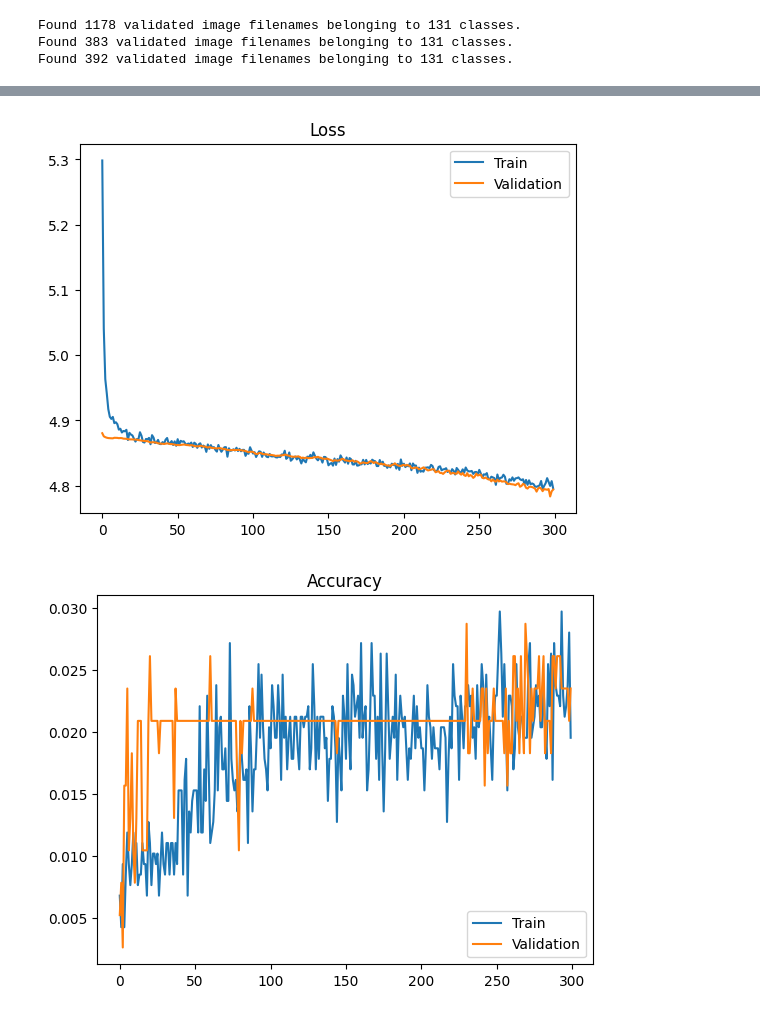
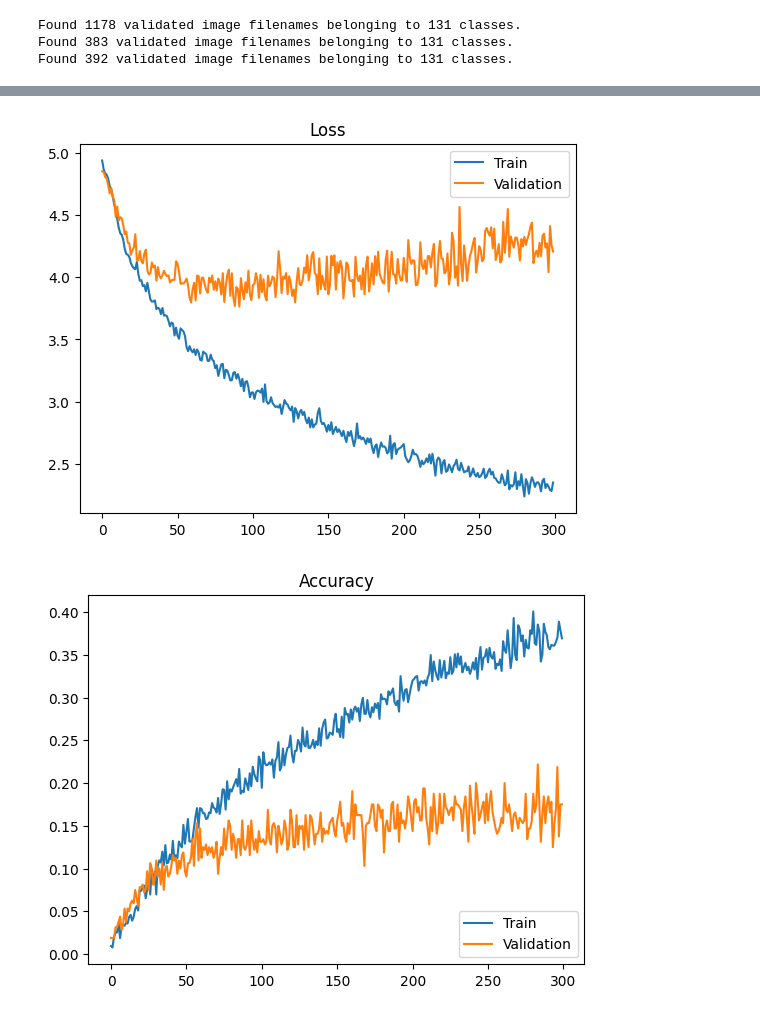
Before and after one commit to heyitsahleesah/COMP4989-Nano, a Jupyter notebook: felix_trash/felix_resnet.ipynb, the cells around one changed output, grey strips where cells are left out. Drawn from its saved outputs; the diff is of its cells as text; code cells hidden in the pictures.

```diff
--- a/felix_trash/felix_resnet.ipynb
+++ b/felix_trash/felix_resnet.ipynb
@@ -220,7 +223,7 @@ Found 1178 validated image filenames belonging to 131 classes.
 Found 383 validated image filenames belonging to 131 classes.
 Found 392 validated image filenames belonging to 131 classes.
 # %%
-from keras.applications import ResNet50
+from keras.applications import ResNet50, ResNet50V2
 from keras.models import Model
 from keras.layers import Dense, GlobalAveragePooling2D, Conv2D, MaxPooling2D
 from keras.optimizers import Adam
@@ -229,30 +232,23 @@ from keras.optimizers import Adam
 num_classes = len(class_names)
 
 # Load the pre-trained ResNet50 model (without the top layer)
-base_model = ResNet50(weights='imagenet', include_top=False, input_shape=(224, 224, 3))
-
+# base_model = ResNet50(weights='imagenet', include_top=False, input_shape=(224, 224, 3))
+# base_model = ResNet50V2(weights='imagenet', include_top=False, input_shape=(224, 224, 3))
+base_model = tf.keras.applications.ResNet50V2(weights='imagenet',include_top=False, input_shape=(224, 224, 3))
 # Freeze the layers of the pre-trained model
 for layer in base_model.layers:
     layer.trainable = False
 
 # build the entire model
 x = base_model.output
+x = layers.Conv2D(256, (3, 3), activation='relu', padding='same')(x)
+x = layers.MaxPooling2D((2, 2))(x)
+x = layers.Conv2D(128, (3, 3), activation='relu', padding='same')(x)
+x = layers.MaxPooling2D((2, 2))(x)
+
+# global average pooling and dense layers
 x = layers.GlobalAveragePooling2D()(x)
 x = layers.Dense(512, activation='relu')(x)
 x = layers.Dropout(0.5)(x)
-x = layers.Dense(256, activation='relu')(x)
-x = layers.Dropout(0.5)(x)
-x = layers.Dense(128, activation='relu')(x)
-x = layers.Dropout(0.5)(x)
-x = layers.Dense(64, activation='relu')(x)
-x = layers.Dropout(0.5)(x)
 predictions = layers.Dense(num_classes, activation='softmax')(x)
 model = Model(inputs = base_model.input, outputs = predictions)
-
-# define training function
-def trainModel(model, epochs, optimizer):
-    batch_size = 32
-    model.compile(optimizer=optimizer, loss="categorical_crossentropy", metrics=["accuracy",  tf.keras.metrics.TopKCategoricalAccuracy(5)])
-    return model.fit(train_generator, validation_data=val_generator, epochs=epochs, batch_size=batch_size)
-
-model_history = trainModel(model = model, epochs=epochs, optimizer=Adam(learning_rate=0.0001))
@@ -276,0 +255,8 @@ Epoch 300/300
+# %%
+# define training function
+def trainModel(model, epochs, optimizer):
+    batch_size = 32
+    model.compile(optimizer=optimizer, loss="categorical_crossentropy", metrics=["accuracy",  tf.keras.metrics.TopKCategoricalAccuracy(10)])
+    return model.fit(train_generator, validation_data=val_generator, epochs=epochs, batch_size=batch_size, workers=4, validation_steps=validation_steps)
+
+model_history = trainModel(model = model, epochs=epochs, optimizer=Adam(learning_rate=0.001))
@@ -277,19 +281,27 @@ Epoch 300/300
 # %%
 loss_train_curve = model_history.history["loss"]
 loss_val_curve = model_history.history["val_loss"]
 plt.plot(loss_train_curve, label = "Train")
 plt.plot(loss_val_curve, label = "Validation")
 plt.legend(loc = 'upper right')
 plt.title("Loss")
 plt.show()
 
 acc_train_curve = model_history.history["accuracy"]
 acc_val_curve = model_history.history["val_accuracy"]
 plt.plot(acc_train_curve, label = "Train")
 plt.plot(acc_val_curve, label = "Validation")
 plt.legend(loc = 'lower right')
 plt.title("Accuracy")
 plt.show()
+
+top5_acc_train_curve = model_history.history["top_k_categorical_accuracy"]
+top5_acc_val_curve = model_history.history["val_top_k_categorical_accuracy"]
+plt.plot(top5_acc_train_curve, label = "Train")
+plt.plot(top5_acc_val_curve, label = "Validation")
+plt.legend(loc = 'lower right')
+plt.title("Top 10 Accuracy")
+plt.show()
 # %% [output]
-[figure, old version]
+[figure, new version]
-[figure, old version]
+[figure, new version]
```
Also changed, not shown: parts of 9 cells of this notebook, 1 other file.
